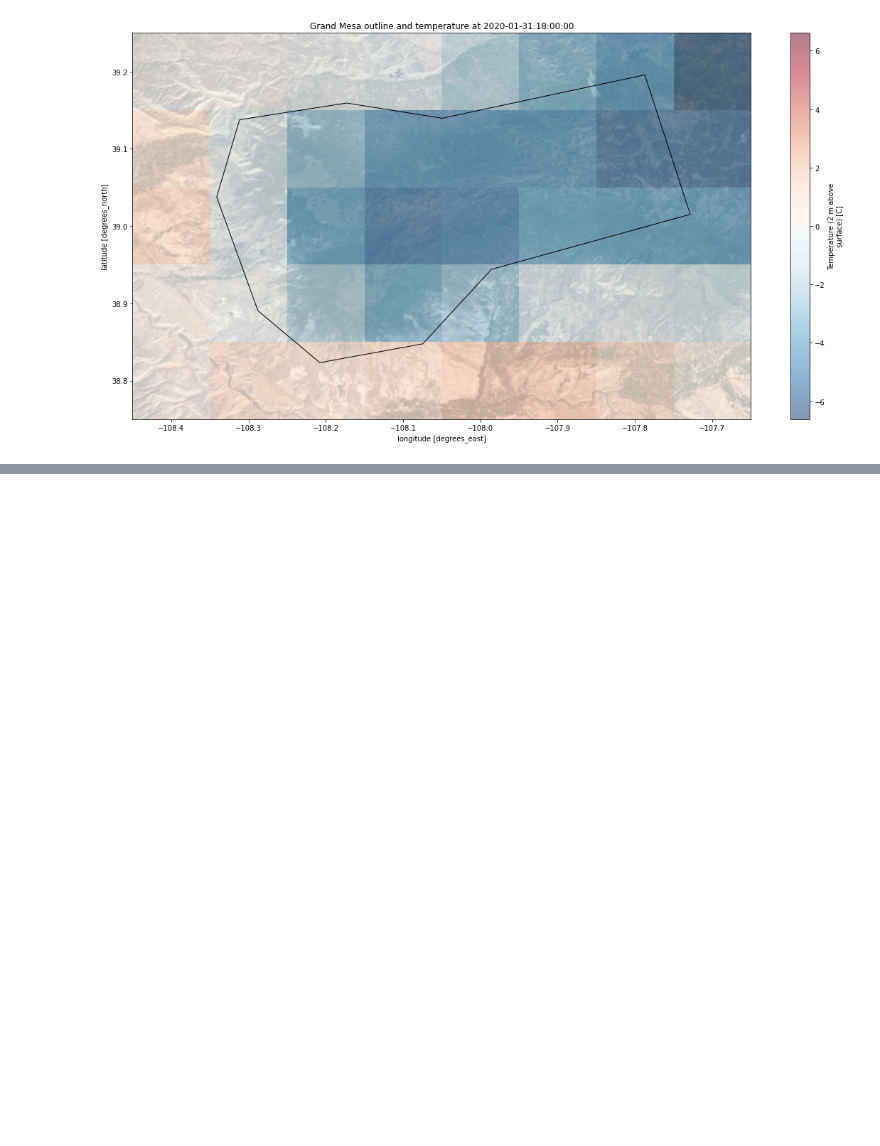
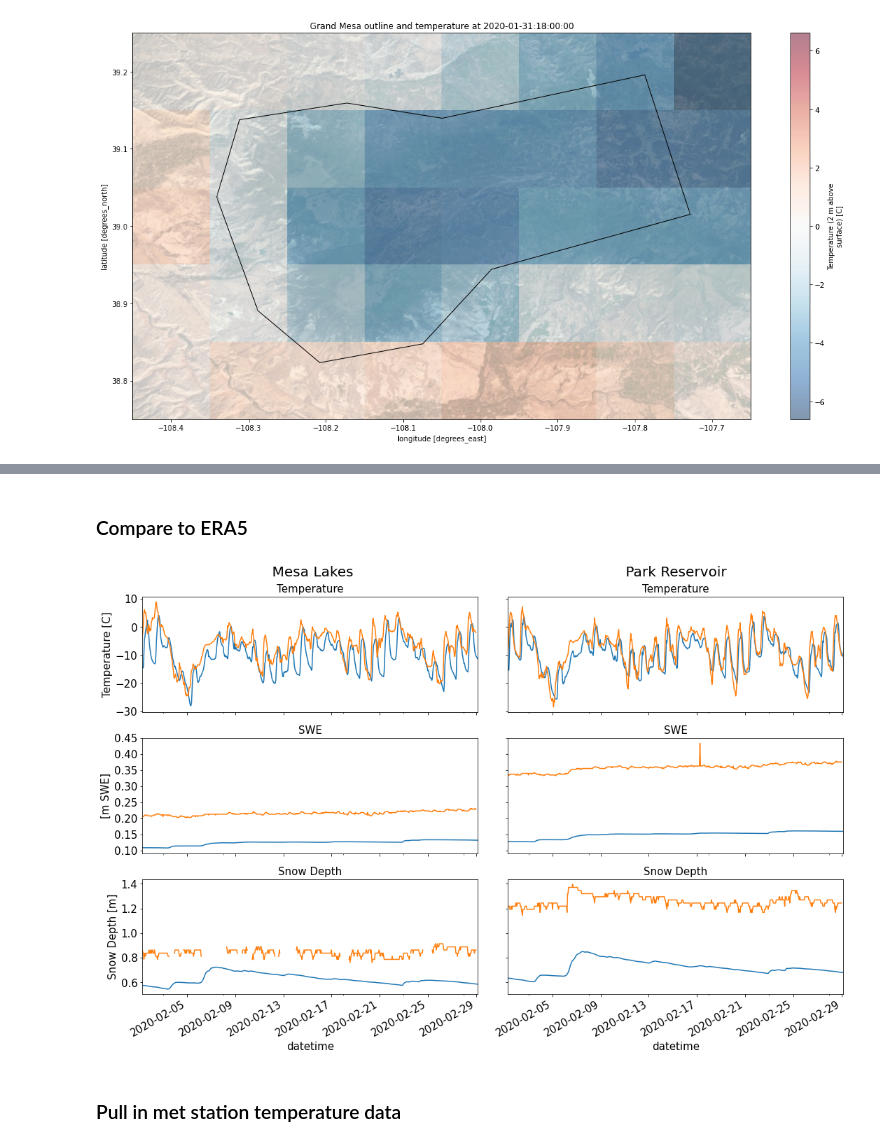
Before and after one commit to snowex-hackweek/hot-pow, a Jupyter notebook: contributors/Friedrich_Knuth/ERA5_temperature_comparison.ipynb, the cells around one changed output, grey strips where cells are left out. Saved outputs shown, nothing was run; the diff lists cells and outputs as text; code cells hidden in the pictures; blank space fills up the shorter version.

```diff
--- a/contributors/Friedrich_Knuth/ERA5_temperature_comparison.ipynb
+++ b/contributors/Friedrich_Knuth/ERA5_temperature_comparison.ipynb
@@ -233,0 +381,59 @@ Text(0.5, 1.0, 'Grand Mesa outline and temperature at 2020-01-31:18:00:00')
+# %%
+SNOTEL_mesa_lakes_coords = [gm_snotel_sites.iloc[0].geometry.x,gm_snotel_sites.iloc[0].geometry.y]
+SNOTEL_park_reservoir_coords = [gm_snotel_sites.iloc[1].geometry.x,gm_snotel_sites.iloc[1].geometry.y]
+# %%
+era5_at_mesa_lakes = ds.interp(latitude=SNOTEL_mesa_lakes_coords[1],
+                               longitude=SNOTEL_mesa_lakes_coords[0],
+                               method="cubic")
+
+era5_at_park_reservoir = ds.interp(latitude=SNOTEL_park_reservoir_coords[1],
+                                   longitude=SNOTEL_park_reservoir_coords[0],
+                                   method="cubic")
+# %% [markdown]
+### Compare to ERA5
+# %%
+fig, axes = plt.subplots(3,2, figsize=(15,10), sharex=True, sharey='row')
+
+era5_at_mesa_lakes['t2m'].plot(ax=axes[0][0])
+era5_at_mesa_lakes['sd'].plot(ax=axes[1][0])
+era5_at_mesa_lakes['sde'].plot(ax=axes[2][0])
+
+era5_at_park_reservoir['t2m'].plot(ax=axes[0][1])
+era5_at_park_reservoir['sd'].plot(ax=axes[1][1])
+era5_at_park_reservoir['sde'].plot(ax=axes[2][1])
+
+SNOTEL_mesa_lakes_df['temperature'].plot(ax=axes[0][0])
+SNOTEL_mesa_lakes_df['swe'].plot(ax=axes[1][0])
+SNOTEL_mesa_lakes_df['snow_depth'].plot(ax=axes[2][0])
+
+SNOTEL_park_reservoir_df['temperature'].plot(ax=axes[0][1])
+SNOTEL_park_reservoir_df['swe'].plot(ax=axes[1][1])
+SNOTEL_park_reservoir_df['snow_depth'].plot(ax=axes[2][1])
+
+
+axes[0][0].set_title('Temperature',size=20)
+axes[1][0].set_title('SWE',size=20)
+axes[2][0].set_title('Snow Depth',size=20)
+axes[0][1].set_title('Temperature',size=20)
+axes[1][1].set_title('SWE',size=20)
+axes[2][1].set_title('Snow Depth',size=20)
+
+
+axes[0][0].set_ylabel('Temperature [C]')
+axes[1][0].set_ylabel('[m SWE]')
+axes[2][0].set_ylabel('Snow Depth [m]')
+
+axes[2][1].set_xlim(axes[2][1].get_xlim()[0]+2, axes[2][1].get_xlim()[1]-2)
+
+for i in [0,1,2]:
+    for ax in axes[i]:
+        for item in ([ax.title, ax.xaxis.label, ax.yaxis.label] +
+                     ax.get_xticklabels() + ax.get_yticklabels()):
+            item.set_fontsize(15)
+
+plt.suptitle('            Mesa Lakes                                                             Park Reservoir',size=20)
+plt.tight_layout()
+# %% [output]
+[figure, added]
+# %% [markdown]
+### Pull in met station temperature data
```
Also changed, not shown: parts of 36 cells of this notebook.
